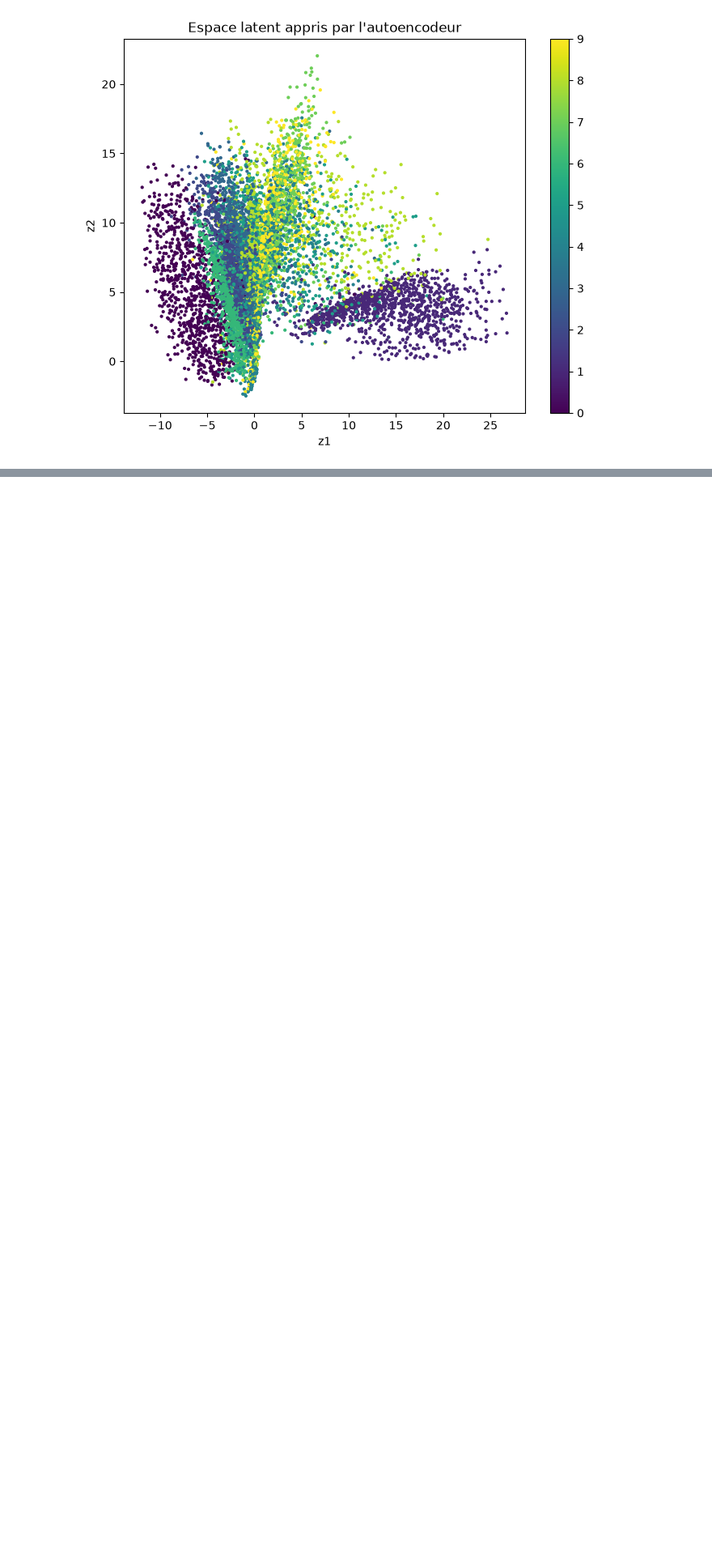
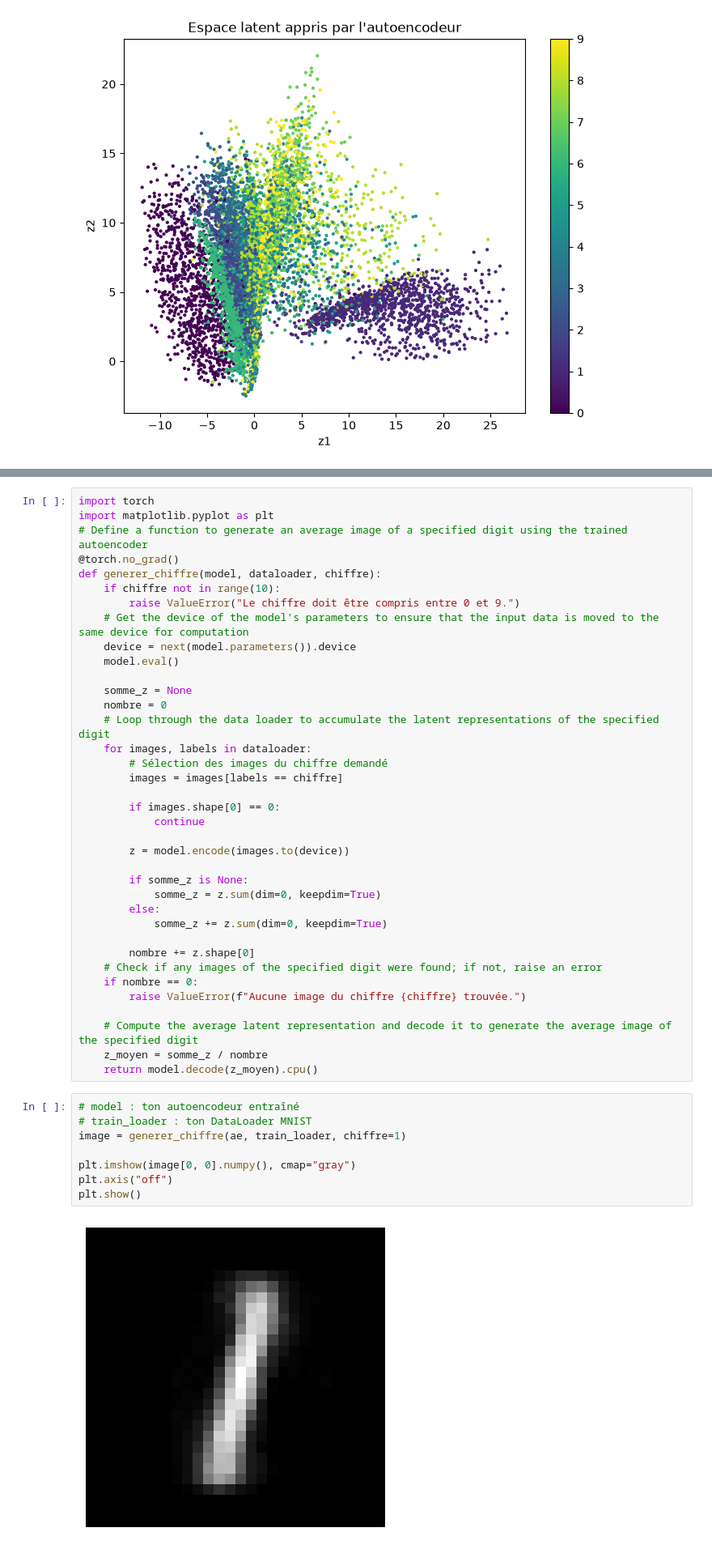
Before and after one commit to Ramadiaw12/model_generatifs, a Jupyter notebook: model-generatif_pytorch.ipynb, the cells around one changed output, grey strips where cells are left out. Shown at 81% size. Saved outputs shown, nothing was run; the diff lists cells and outputs as text; blank space fills up the shorter version.

Commit message:
faire une generation à partir d'un nombre inconnue

```diff
--- a/model-generatif_pytorch.ipynb
+++ b/model-generatif_pytorch.ipynb
@@ -340,0 +343,47 @@ plt.show()
+# %%
+import torch
+import matplotlib.pyplot as plt
+# Define a function to generate an average image of a specified digit using the trained autoencoder
+@torch.no_grad()
+def generer_chiffre(model, dataloader, chiffre):
+    if chiffre not in range(10):
+        raise ValueError("Le chiffre doit être compris entre 0 et 9.")
+    # Get the device of the model's parameters to ensure that the input data is moved to the same device for computation
+    device = next(model.parameters()).device
+    model.eval()
+
+    somme_z = None
+    nombre = 0
+    # Loop through the data loader to accumulate the latent representations of the specified digit
+    for images, labels in dataloader:
+        # Sélection des images du chiffre demandé
+        images = images[labels == chiffre]
+
+        if images.shape[0] == 0:
+            continue
+
+        z = model.encode(images.to(device))
+
+        if somme_z is None:
+            somme_z = z.sum(dim=0, keepdim=True)
+        else:
+            somme_z += z.sum(dim=0, keepdim=True)
+
+        nombre += z.shape[0]
+    # Check if any images of the specified digit were found; if not, raise an error
+    if nombre == 0:
+        raise ValueError(f"Aucune image du chiffre {chiffre} trouvée.")
+
+    # Compute the average latent representation and decode it to generate the average image of the specified digit
+    z_moyen = somme_z / nombre
+    return model.decode(z_moyen).cpu()
+# %%
+# model : ton autoencodeur entraîné
+# train_loader : ton DataLoader MNIST
+image = generer_chiffre(ae, train_loader, chiffre=1)
+
+plt.imshow(image[0, 0].numpy(), cmap="gray")
+plt.axis("off")
+plt.show()
+# %% [output]
+[figure, added]
```
Also changed, not shown: parts of 1 cell of this notebook.
